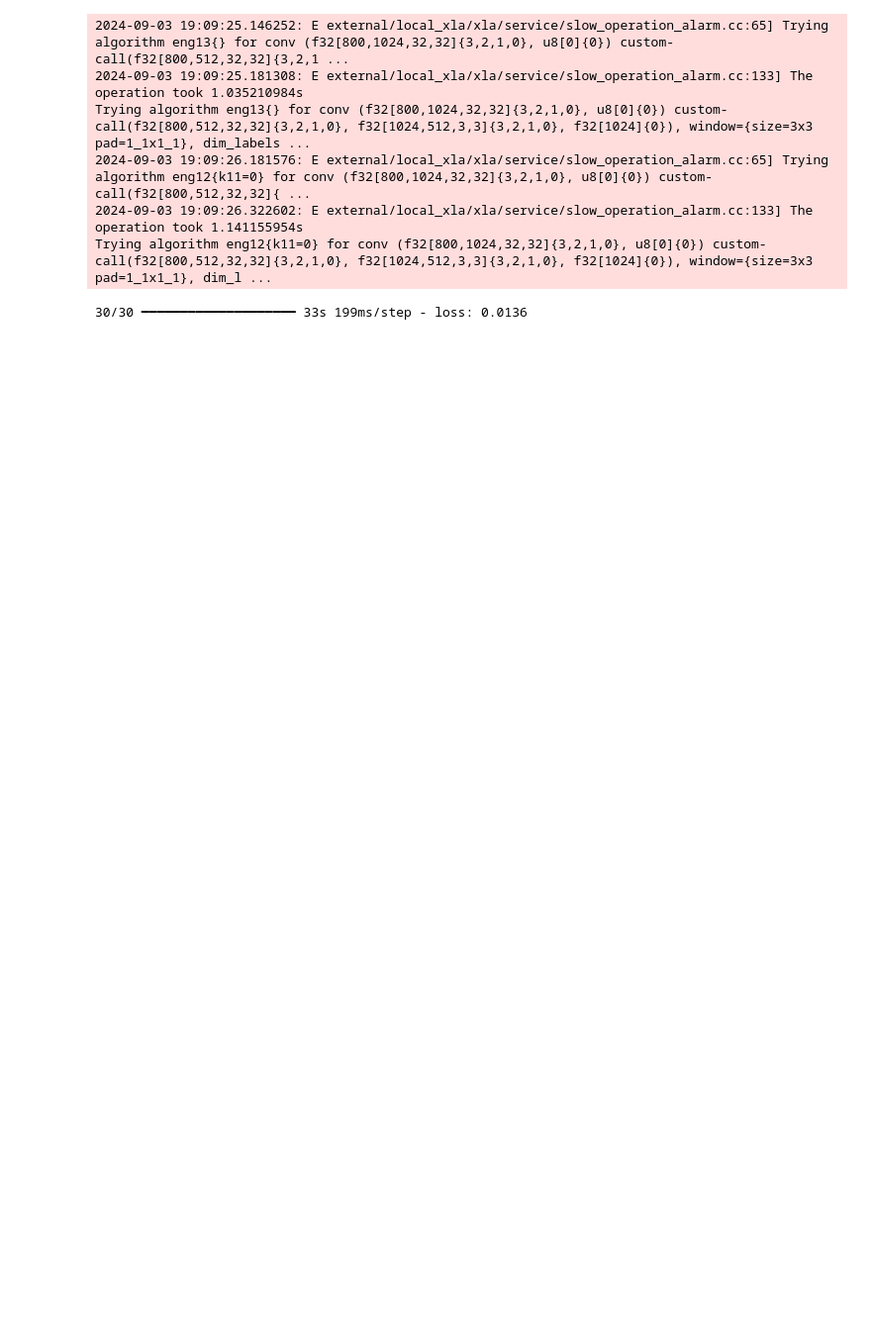
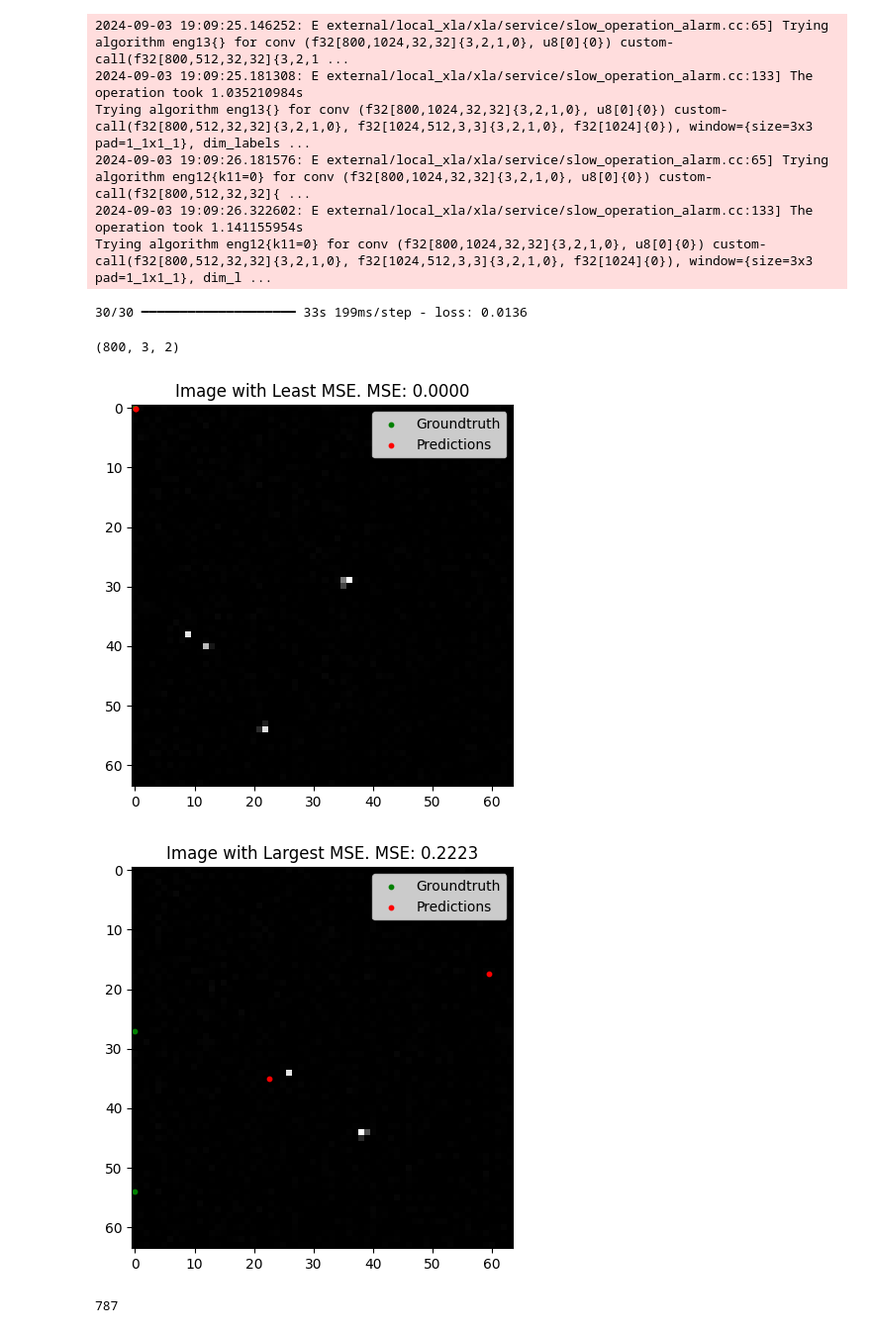
Before and after one commit to DerrickAppiahOsei/da886, a Jupyter notebook: Electron Counting Extended Arch/Classes and Functions.ipynb, the cells around one changed output. Shown at 99% size. Cells and saved outputs as stored; diff of their text form; code cells hidden in the pictures; blank space fills up the shorter version.

```diff
--- a/Electron Counting Extended Arch/Classes and Functions.ipynb
+++ b/Electron Counting Extended Arch/Classes and Functions.ipynb
@@ -656,3 +740,68 @@ Trying algorithm eng13{} for conv (f32[800,1024,32,32]{3,2,1,0}, u8[0]{0}) custo
 2024-09-03 19:09:26.322602: E external/local_xla/xla/service/slow_operation_alarm.cc:133] The operation took 1.141155954s
 Trying algorithm eng12{k11=0} for conv (f32[800,1024,32,32]{3,2,1,0}, u8[0]{0}) custom-call(f32[800,512,32,32]{3,2,1,0}, f32[1024,512,3,3]{3,2,1,0}, f32[1024]{0}), window={size=3x3 pad=1_1x1_1}, dim_l ...
 30/30 ━━━━━━━━━━━━━━━━━━━━ 33s 199ms/step - loss: 0.0136
+# %%
+
+# Squeeze the singleton dimension at index 1 from both predictions and targets
+output = np.squeeze(output, axis=1)
+targets = np.squeeze(targets, axis=1)
+# %%
+output.shape
+# %% [output]
+(800, 3, 2)
+# %%
+
+# Initialize variables to track the min and max MSE
+min_mse = float('inf')
+max_mse = float('-inf')
+min_mse_index = -1
+max_mse_index = -1
+
+# Loop through each prediction to calculate the MSE
+for i in range(len(output)):
+    mse = np.mean((output[i] - targets[i]) ** 2)
+
+    if mse < min_mse:
+        min_mse = mse
+        min_mse_index = i
+
+    if mse > max_mse:
+        max_mse = mse
+        max_mse_index = i
+
+# Function to plot an image with its centers
+def plot_image_with_centers(image, true_center, predicted_center, title):
+    plt.figure(figsize=(5, 5))
+    plt.imshow(image.squeeze(), cmap='gray')
+
+    # Plot the actual center
+    plt.scatter(true_center[:, 0], true_center[:, 1], color='green', label='Groundtruth', s=10)
+
+    # Plot the predicted center
+    plt.scatter(predicted_center[:, 0], predicted_center[:, 1], color='red', label='Predictions', s=10)
+
+    plt.title(title)
+    plt.legend()
+    plt.show()
+
+# Convert inputs to numpy arrays for plotting
+inputs_np = data.numpy()
+
+# Plotting the image with the least MSE
+plot_image_with_centers(inputs_np[min_mse_index],
+                        targets[min_mse_index]*64,
+                        output[min_mse_index]*64,
+                        f'Image with Least MSE. MSE: {min_mse:.4f}')
+
+# Plotting the image with the largest MSE
+plot_image_with_centers(inputs_np[max_mse_index],
+                        targets[max_mse_index]*64,
+                        output[max_mse_index]*64,
+                        f'Image with Largest MSE. MSE: {max_mse:.4f}')
+# %% [output]
+[figure, added]
+[figure, added]
+# %%
+max_mse_index
+# %% [output]
+787
```
Also changed, not shown: parts of 5 cells of this notebook.
